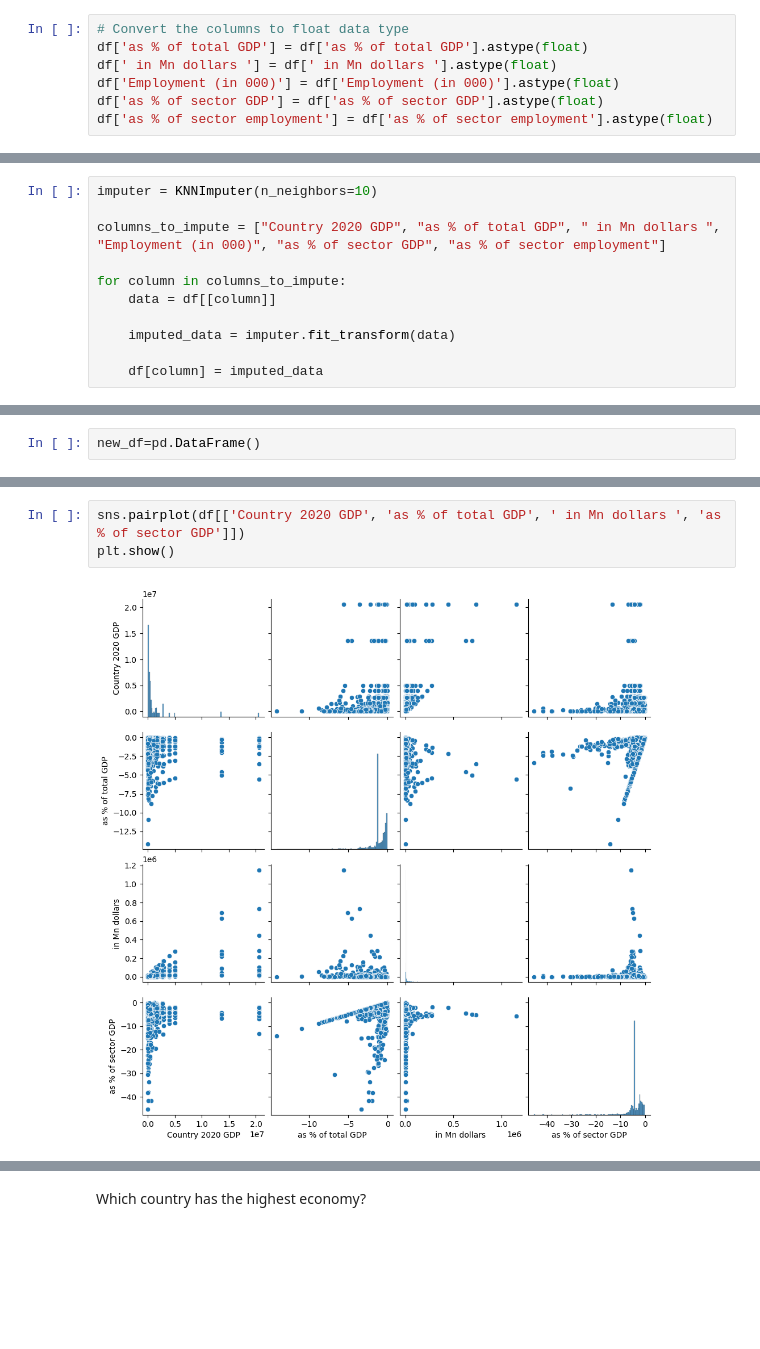
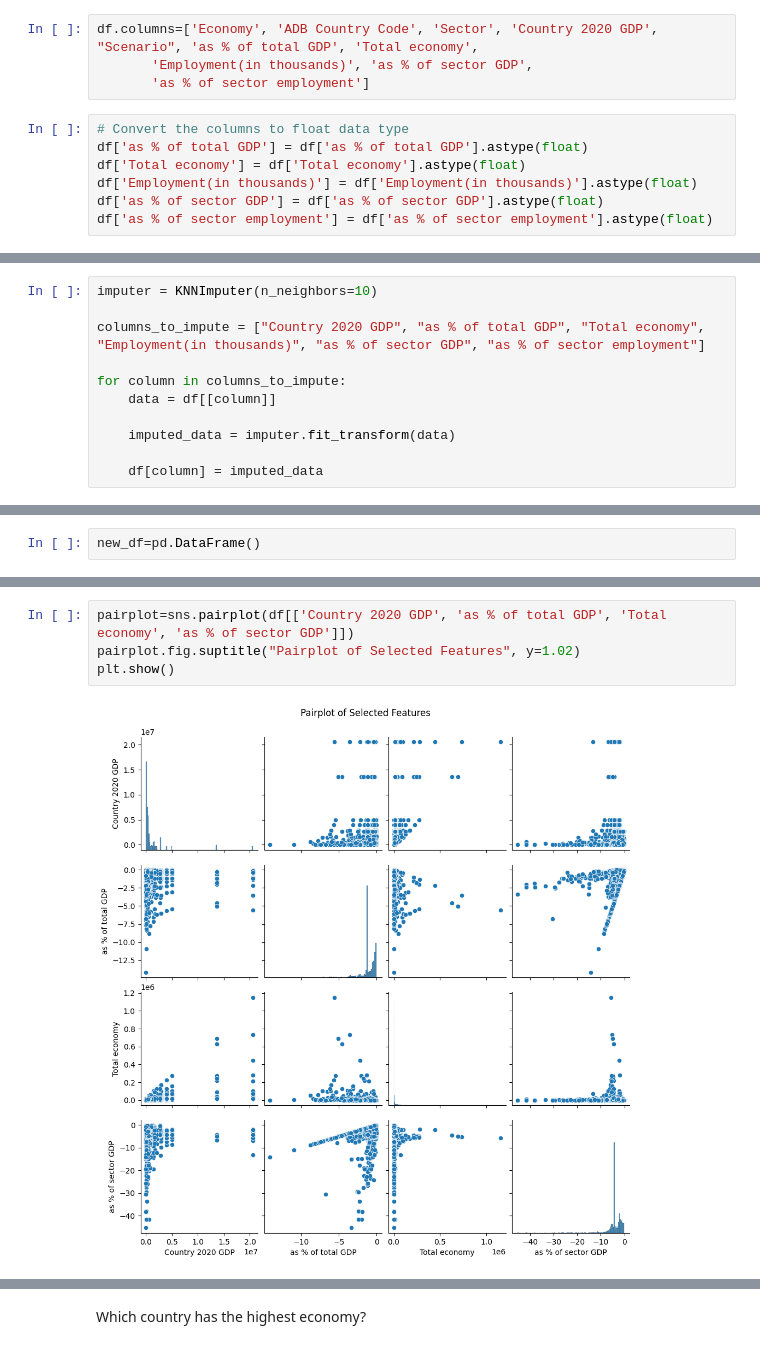
Before and after one commit to vaibhav7766/covid_impact_on_economy_analysis, a Jupyter notebook: main.ipynb, the cells around one changed output, grey strips where cells are left out. Cells and saved outputs as stored; diff of their text form; blank space fills up the shorter version.

```diff
--- a/main.ipynb
+++ b/main.ipynb
@@ -39,11 +43,15 @@ df.head()
 # %%
 df = df.replace(',', '', regex=True)
 df = df.replace("na",np.nan, regex=True)
+# %%
+df.columns=['Economy', 'ADB Country Code', 'Sector', 'Country 2020 GDP', "Scenario", 'as % of total GDP', 'Total economy',
+       'Employment(in thousands)', 'as % of sector GDP',
+       'as % of sector employment']
 # %%
 # Convert the columns to float data type
 df['as % of total GDP'] = df['as % of total GDP'].astype(float)
-df[' in Mn dollars '] = df[' in Mn dollars '].astype(float)
-df['Employment (in 000)'] = df['Employment (in 000)'].astype(float)
+df['Total economy'] = df['Total economy'].astype(float)
+df['Employment(in thousands)'] = df['Employment(in thousands)'].astype(float)
 df['as % of sector GDP'] = df['as % of sector GDP'].astype(float)
 df['as % of sector employment'] = df['as % of sector employment'].astype(float)
 # %%
@@ -63,7 +73,7 @@ dtype: int64
 # %%
 imputer = KNNImputer(n_neighbors=10)
 
-columns_to_impute = ["Country 2020 GDP", "as % of total GDP", " in Mn dollars ", "Employment (in 000)", "as % of sector GDP", "as % of sector employment"]
+columns_to_impute = ["Country 2020 GDP", "as % of total GDP", "Total economy", "Employment(in thousands)", "as % of sector GDP", "as % of sector employment"]
 
 for column in columns_to_impute:
     data = df[[column]]
@@ -143,5 +168,6 @@ fig.show()
 # %%
-sns.pairplot(df[['Country 2020 GDP', 'as % of total GDP', ' in Mn dollars ', 'as % of sector GDP']])
+pairplot=sns.pairplot(df[['Country 2020 GDP', 'as % of total GDP', 'Total economy', 'as % of sector GDP']])
+pairplot.fig.suptitle("Pairplot of Selected Features", y=1.02)
 plt.show()
 # %% [output]
-[figure, old version]
+[figure, new version]
```
Also changed, not shown: parts of 23 cells of this notebook, 2 other files.
